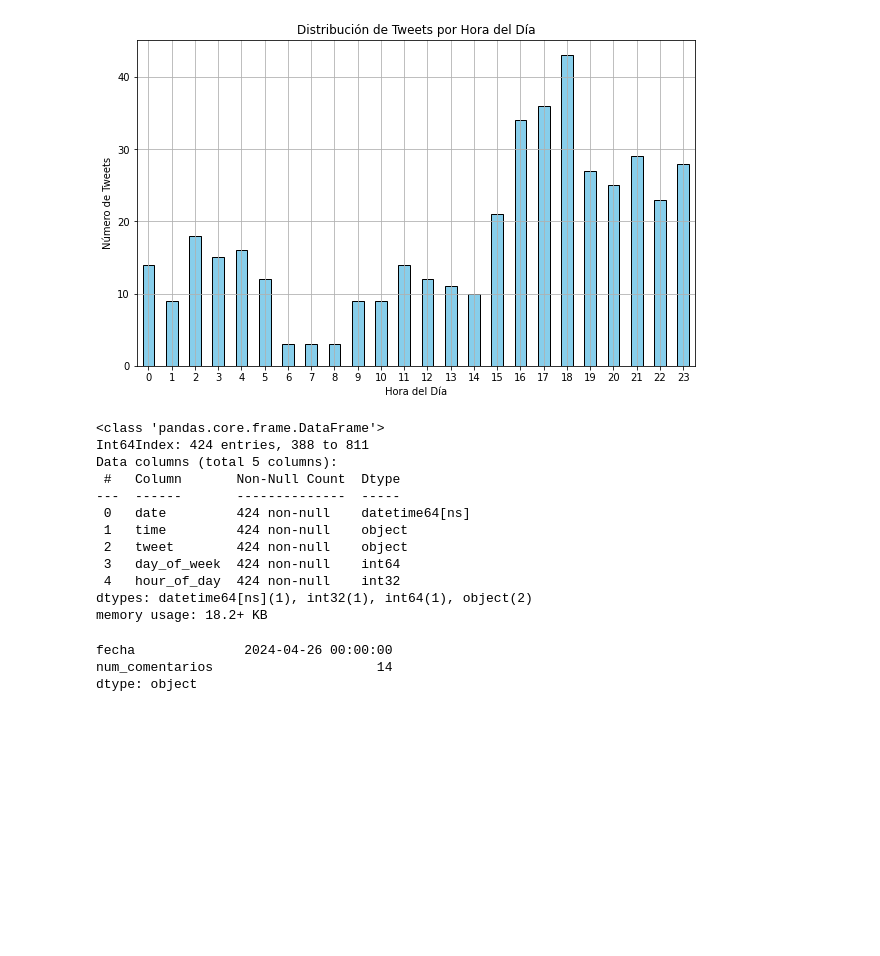
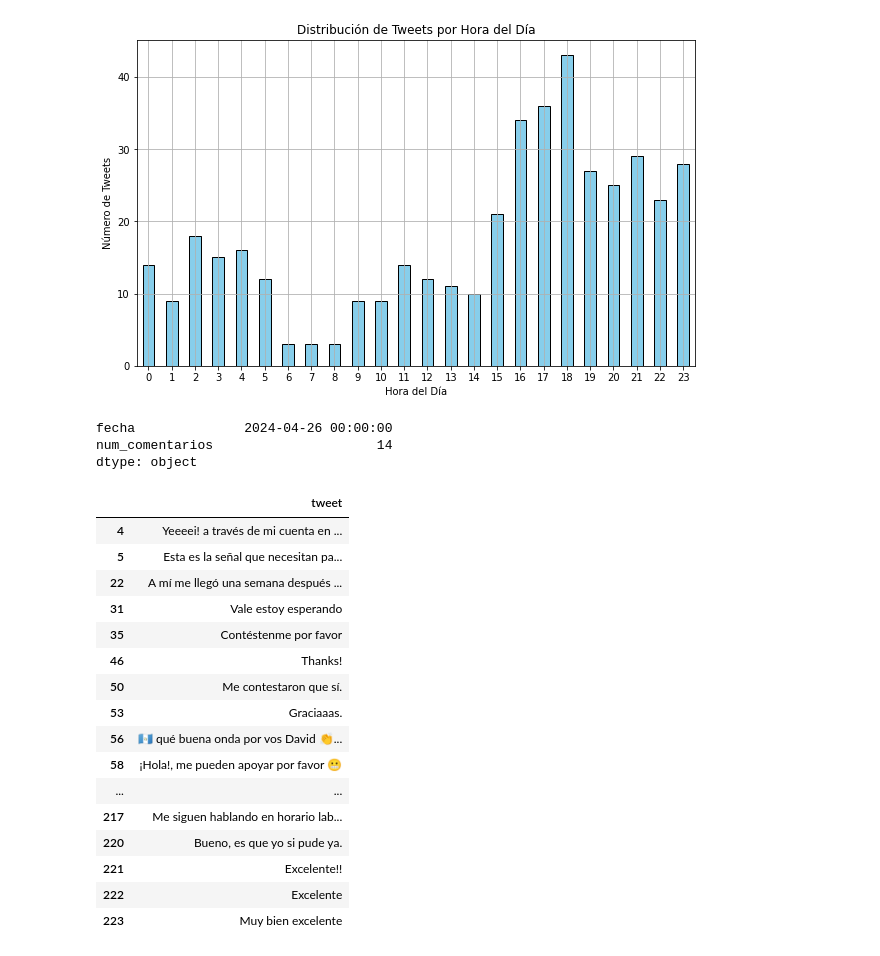
Before and after one commit to joaquinbravo23/ranch_katta_dt, a Jupyter notebook: gris/visualization.ipynb, the cells around one changed output. Saved outputs shown, nothing was run; the diff lists cells and outputs as text; code cells hidden in the pictures; blank space fills up the shorter version.

```diff
--- a/gris/visualization.ipynb
+++ b/gris/visualization.ipynb
@@ -1,7 +1,7 @@
 # %%
 import pandas as pd
 import matplotlib.pyplot as plt
-df = pd.read_csv('../data/hey_data.csv',encoding='latin1')
+df = pd.read_csv('../data/hey_data.csv',encoding='utf-8')
 # %%
 len(df)
 # %% [output]
@@ -72,21 +69,6 @@ plt.grid(True)
 plt.show()
 # %% [output]
 [figure]
-# %%
-df.info()
-# %% [output]
-<class 'pandas.core.frame.DataFrame'>
-Int64Index: 424 entries, 388 to 811
-Data columns (total 5 columns):
- #   Column       Non-Null Count  Dtype
----  ------       --------------  -----
- 0   date         424 non-null    datetime64[ns]
- 1   time         424 non-null    object
- 2   tweet        424 non-null    object
- 3   day_of_week  424 non-null    int64
- 4   hour_of_day  424 non-null    int32
-dtypes: datetime64[ns](1), int32(1), int64(1), object(2)
-memory usage: 18.2+ KB
 # %%
 comments = pd.DataFrame({'fecha': comments.index, 'num_comentarios': comments.values})
 # %%
@@ -95,3 +77,58 @@ comments.max()
 fecha              2024-04-26 00:00:00
 num_comentarios                     14
 dtype: object
+# %%
+comentarios_probables = {
+    "Servicio al cliente": [
+        "rápido", "amable", "eficiente", "respuesta", "resolucion", "ayuda","gracias","Gracias", "facil", "resuelto","servicio","suficiente","agradece","recom"
+    ],
+    "Experiencia de usuario": [
+        "facil", "interfaz", "políticas claras", "conveniente", "servicios en línea", "app","aplicacion","exito","increible","mi banco","mejor"
+    ],
+    "Productos financieros": [
+        "tasa", "tarifas", "cuentas de ahorro", "tarjeta", "prestamos", "TDC","inversion", "rendimiento"
+    ],
+    "Seguridad": [
+        "transacciones", "proteccion", "datos"
+    ],
+    "Beneficios y promociones": [
+        "ofertas", "promociones", "recompensa","gano","ganar", "dorado", "exclusiv","MSI", "gane","ganado","premio","lealtad"
+    ],
+    "Problemas técnicos": [
+        "errores", "fallas", "dificultad","problema", "no puedo"
+    ]
+}
+# %%
+# Supongamos que tienes un DataFrame df con la columna 'tweet'
+from unidecode import unidecode  # Importar la función unidecode
+
+def asignar_tema(tweet):
+    for tema, palabras_clave in comentarios_probables.items():
+        for palabra in palabras_clave:
+            tweet = unidecode(tweet)
+            if palabra.lower() in tweet.lower():
+                return tema
+    return "No clasificado"  # Si no se encuentra ninguna palabra clave, se clasifica como "No clasificado"
+
+# Aplicar la función asignar_tema a cada tweet en la columna 'tweet' del DataFrame
+df['categoria'] = df['tweet'].apply(asignar_tema)
+# %%
+df[df.categoria =='No clasificado'][['tweet']].head(50)
+# %% [output]
+|  | tweet |
+| 4 | Yeeeei! a través de mi cuenta en ... |
+| 5 | Esta es la señal que necesitan pa... |
+| 22 | A mí me llegó una semana después ... |
+| 31 | Vale estoy esperando |
+| 35 | Contéstenme por favor |
+| 46 | Thanks! |
+| 50 | Me contestaron que sí. |
+| 53 | Graciaaas. |
+| 56 | 🇬🇹 qué buena onda por vos David 👏... |
+| 58 | ¡Hola!, me pueden apoyar por favor 😬 |
+| ... | ... |
+| 217 | Me siguen hablando en horario lab... |
+| 220 | Bueno, es que yo si pude ya. |
+| 221 | Excelente!! |
+| 222 | Excelente |
+| 223 | Muy bien excelente |
```
Also changed, not shown: parts of 2 cells of this notebook.
